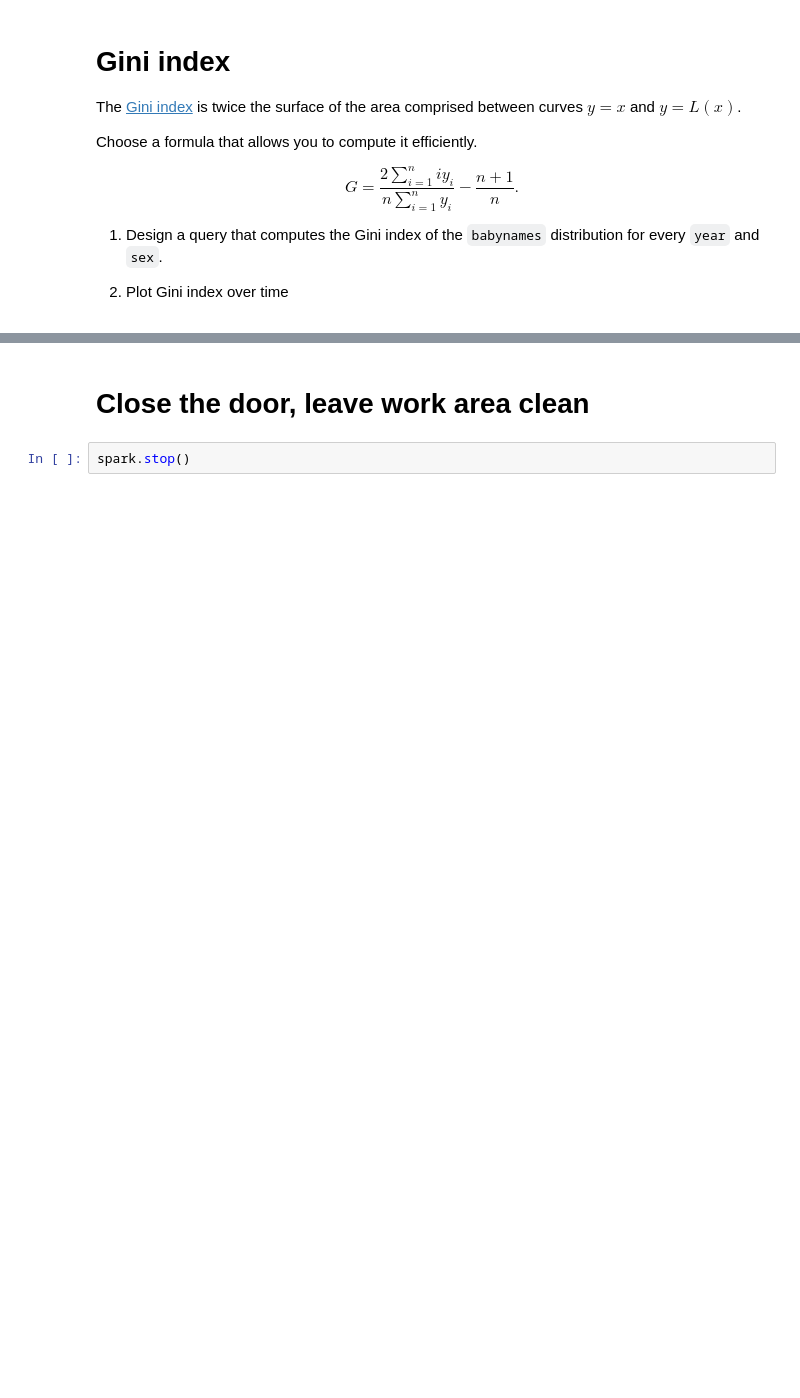
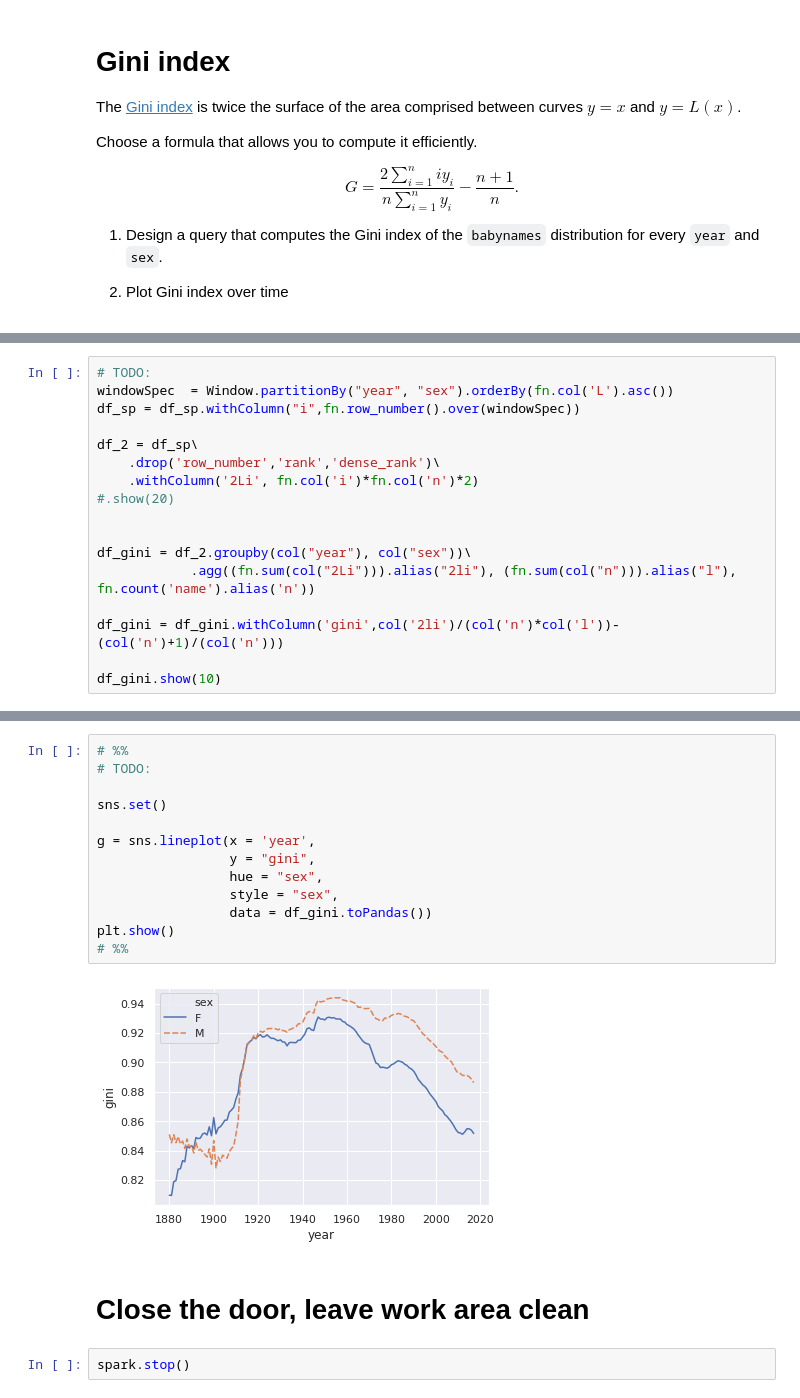
Before and after one commit to idardo97/big_data, a Jupyter notebook: homework02.ipynb, the cells around one changed output, grey strips where cells are left out. Saved outputs shown, nothing was run; the diff lists cells and outputs as text; blank space fills up the shorter version.

Commit message:
gini coeff

```diff
--- a/homework02.ipynb
+++ b/homework02.ipynb
@@ -754,0 +722,17 @@ for every `year` and `sex`.
+# %%
+# TODO:
+windowSpec  = Window.partitionBy("year", "sex").orderBy(fn.col('L').asc())
+df_sp = df_sp.withColumn("i",fn.row_number().over(windowSpec))
+
+df_2 = df_sp\
+    .drop('row_number','rank','dense_rank')\
+    .withColumn('2Li', fn.col('i')*fn.col('n')*2)
+#.show(20)
+
+
+df_gini = df_2.groupby(col("year"), col("sex"))\
+            .agg((fn.sum(col("2Li"))).alias("2li"), (fn.sum(col("n"))).alias("l"), fn.count('name').alias('n'))
+
+df_gini = df_gini.withColumn('gini',col('2li')/(col('n')*col('l'))-(col('n')+1)/(col('n')))
+
+df_gini.show(10)
@@ -755,3 +755,18 @@ for every `year` and `sex`.
+# %%
+# %%
+# TODO:
+
+sns.set()
+
+g = sns.lineplot(x = 'year',
+                 y = "gini",
+                 hue = "sex",
+                 style = "sex",
+                 data = df_gini.toPandas())
+plt.show()
+# %%
+# %% [output]
+[figure, added]
 # %% [markdown]
 
 
```
Also changed, not shown: parts of 11 cells of this notebook.
